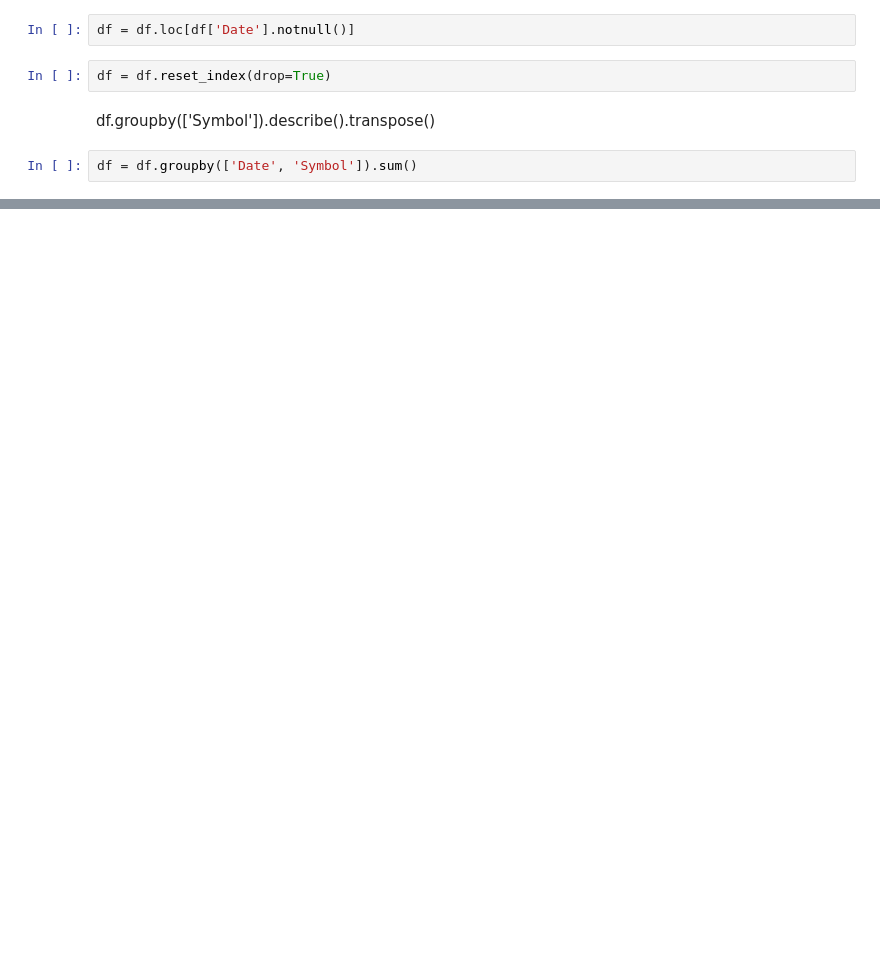
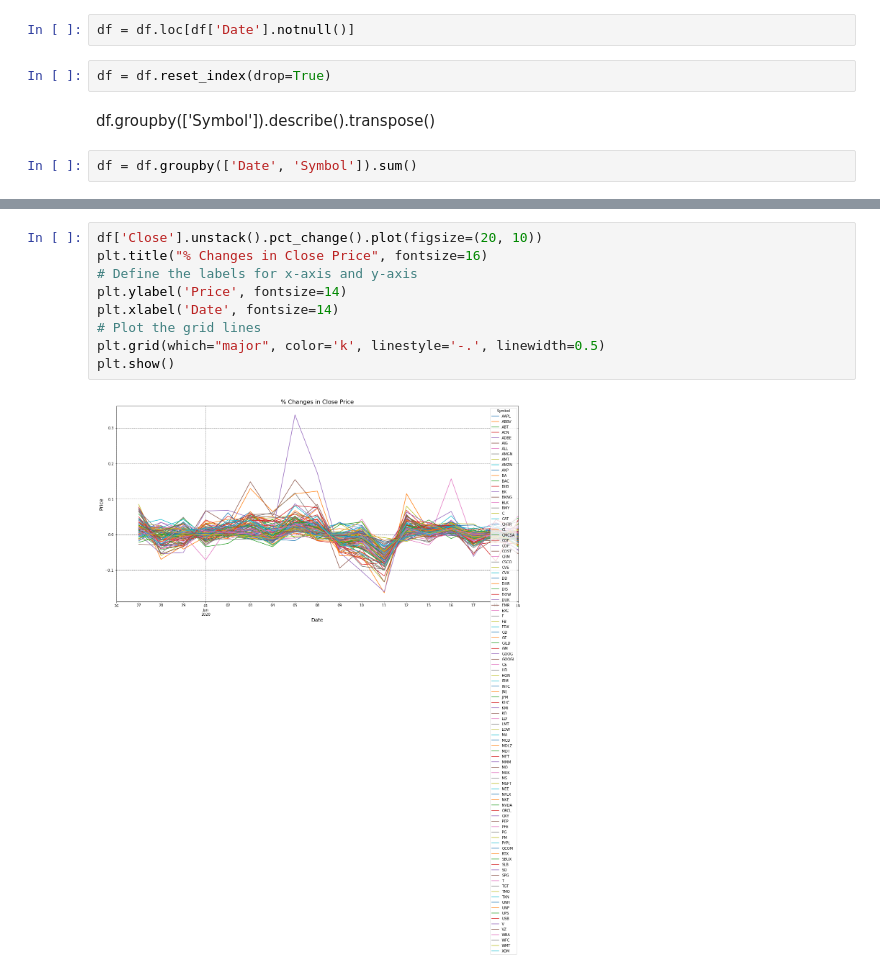
Before and after one commit to reejungkim/Time-Series-stock, a Jupyter notebook: s&p 100.ipynb, the cells around one changed output, grey strips where cells are left out. Cells and saved outputs as stored; diff of their text form; blank space fills up the shorter version.

```diff
--- a/s&p 100.ipynb
+++ b/s&p 100.ipynb
@@ -108,0 +156,11 @@ df['Close'].unstack().plot()
+# %%
+df['Close'].unstack().pct_change().plot(figsize=(20, 10))
+plt.title("% Changes in Close Price", fontsize=16)
+# Define the labels for x-axis and y-axis
+plt.ylabel('Price', fontsize=14)
+plt.xlabel('Date', fontsize=14)
+# Plot the grid lines
+plt.grid(which="major", color='k', linestyle='-.', linewidth=0.5)
+plt.show()
+# %% [output]
+[figure, added]
```
Also changed, not shown: parts of 5 cells of this notebook.
